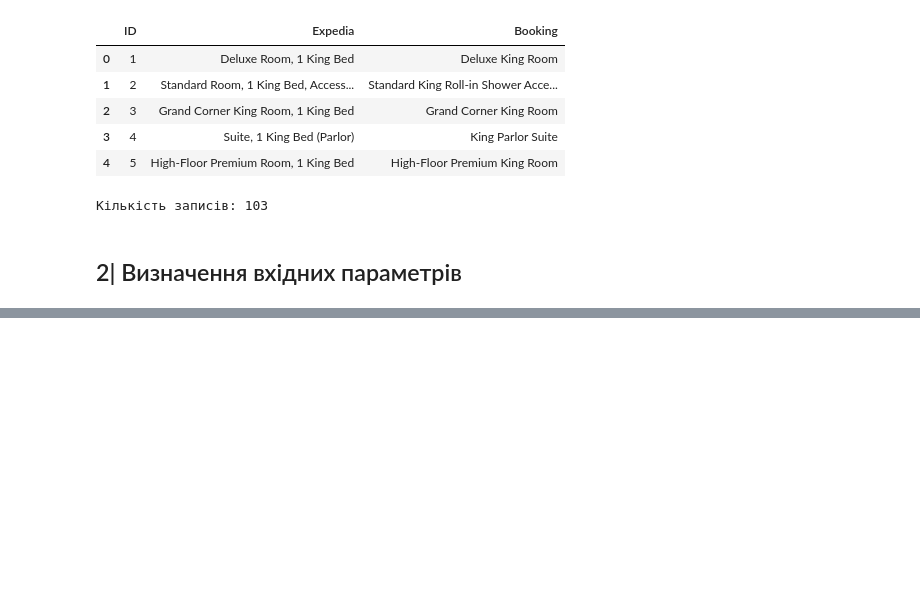
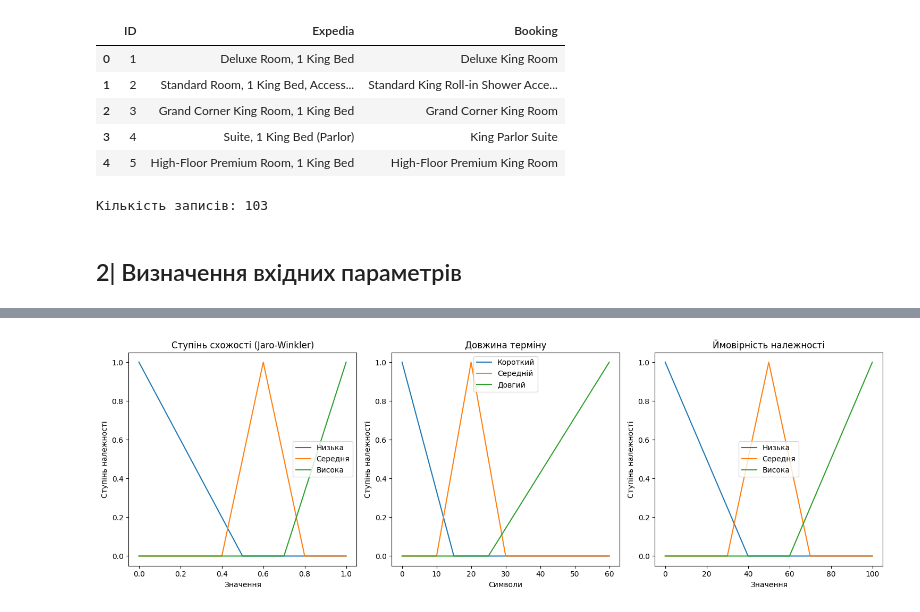
Before and after one commit to MykhailoMatsyshyn/Computational_Intelligence, a Jupyter notebook: Lab_3/Matsyshyn_lab_3.ipynb, the cells around one changed output, grey strips where cells are left out. Drawn from its saved outputs; the diff is of its cells as text; code cells hidden in the pictures; blank space fills up the shorter version.

```diff
--- a/Lab_3/Matsyshyn_lab_3.ipynb
+++ b/Lab_3/Matsyshyn_lab_3.ipynb
@@ -445,0 +268,54 @@ classic_comparison(df, threshold=80)
+# %%
+# Візуалізація функцій належності (ручний підхід)
+def plot_membership_functions():
+    plt.figure(figsize=(15, 5))
+
+    # Jaro-Winkler
+    plt.subplot(1, 3, 1)
+    x_jw = np.arange(0, 1.1, 0.1)
+    jw_low = fuzz_sk.trimf(x_jw, [0, 0, 0.5])
+    jw_medium = fuzz_sk.trimf(x_jw, [0.4, 0.6, 0.8])
+    jw_high = fuzz_sk.trimf(x_jw, [0.7, 1, 1])
+    plt.plot(x_jw, jw_low, label='Низька')
+    plt.plot(x_jw, jw_medium, label='Середня')
+    plt.plot(x_jw, jw_high, label='Висока')
+    plt.title('Ступінь схожості (Jaro-Winkler)')
+    plt.xlabel('Значення')
+    plt.ylabel('Ступінь належності')
+    plt.legend()
+
+    # Довжина терміну
+    plt.subplot(1, 3, 2)
+    x_length = np.arange(0, 61, 1)
+    len_short = fuzz_sk.trimf(x_length, [0, 0, 15])
+    len_medium = fuzz_sk.trimf(x_length, [10, 20, 30])
+    len_long = fuzz_sk.trimf(x_length, [25, 60, 60])
+    plt.plot(x_length, len_short, label='Короткий')
+    plt.plot(x_length, len_medium, label='Середній')
+    plt.plot(x_length, len_long, label='Довгий')
+    plt.title('Довжина терміну')
+    plt.xlabel('Символи')
+    plt.ylabel('Ступінь належності')
+    plt.legend()
+
+    # Ймовірність належності
+    plt.subplot(1, 3, 3)
+    x_similarity = np.arange(0, 101, 1)
+    sim_low = fuzz_sk.trimf(x_similarity, [0, 0, 40])
+    sim_medium = fuzz_sk.trimf(x_similarity, [30, 50, 70])
+    sim_high = fuzz_sk.trimf(x_similarity, [60, 100, 100])
+    plt.plot(x_similarity, sim_low, label='Низька')
+    plt.plot(x_similarity, sim_medium, label='Середня')
+    plt.plot(x_similarity, sim_high, label='Висока')
+    plt.title('Ймовірність належності')
+    plt.xlabel('Значення')
+    plt.ylabel('Ступінь належності')
+    plt.legend()
+
+    plt.tight_layout()
+    plt.show()
+
+# Виклик функції після формування множин
+plot_membership_functions()
+# %% [output]
+[figure, added]
```
Also changed, not shown: parts of 39 cells of this notebook, 2 other files.
